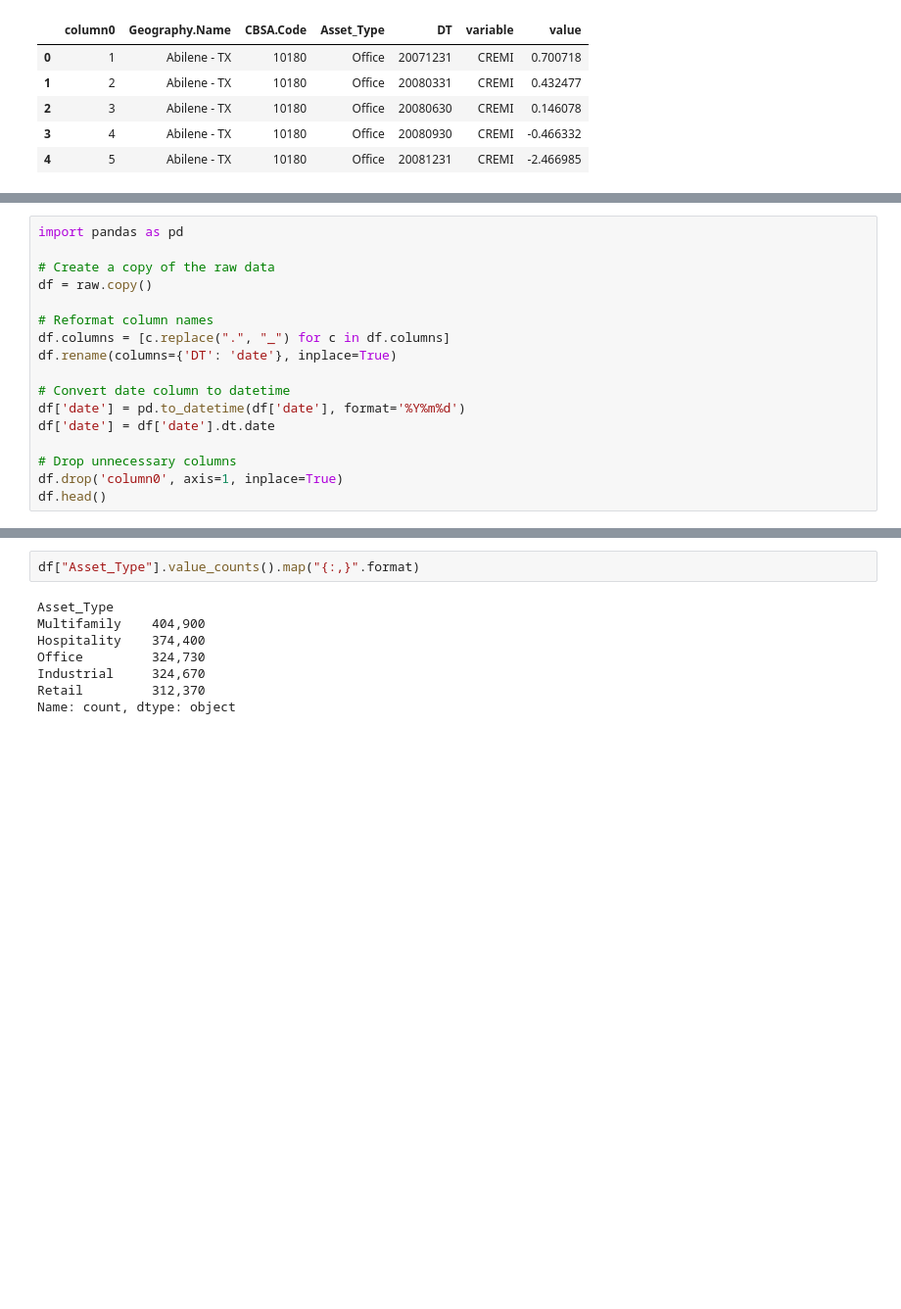
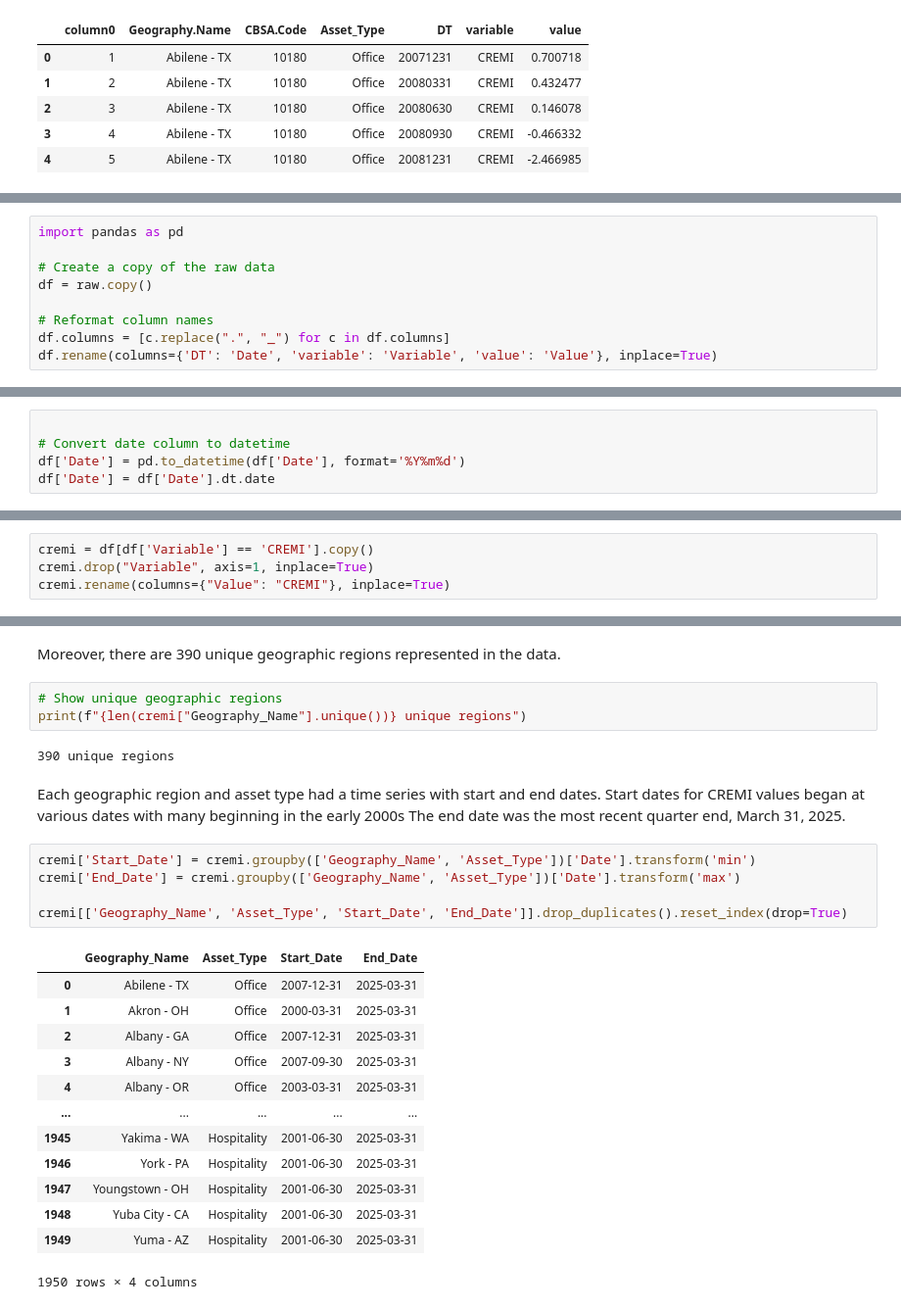
Before and after one commit to aaron-san/cre-analysis, a Jupyter notebook: cremi-analysis.ipynb, the cells around one changed output, grey strips where cells are left out. Shown: that part at 98% size. Saved outputs shown, nothing was run; the diff lists cells and outputs as text; blank space fills up the shorter version.

```diff
--- a/cremi-analysis.ipynb
+++ b/cremi-analysis.ipynb
@@ -126,12 +134,4 @@ df = raw.copy()
 
 # Reformat column names
 df.columns = [c.replace(".", "_") for c in df.columns]
-df.rename(columns={'DT': 'date'}, inplace=True)
-
-# Convert date column to datetime
-df['date'] = pd.to_datetime(df['date'], format='%Y%m%d')
-df['date'] = df['date'].dt.date
-
-# Drop unnecessary columns
-df.drop('column0', axis=1, inplace=True)
-df.head()
+df.rename(columns={'DT': 'Date', 'variable': 'Variable', 'value': 'Value'}, inplace=True)
@@ -168,0 +142,5 @@ Next, we determined that there are five unique asset types. Each one contained o
+# %%
+
+# Convert date column to datetime
+df['Date'] = pd.to_datetime(df['Date'], format='%Y%m%d')
+df['Date'] = df['Date'].dt.date
@@ -168,0 +183,4 @@ Next, we determined that there are five unique asset types. Each one contained o
+# %%
+cremi = df[df['Variable'] == 'CREMI'].copy()
+cremi.drop("Variable", axis=1, inplace=True)
+cremi.rename(columns={"Value": "CREMI"}, inplace=True)
@@ -169,10 +217,28 @@ Next, we determined that there are five unique asset types. Each one contained o
+# %% [markdown]
+Moreover, there are 390 unique geographic regions represented in the data.
 # %%
-df["Asset_Type"].value_counts().map("{:,}".format)
+# Show unique geographic regions
+print(f"{len(cremi["Geography_Name"].unique())} unique regions")
 # %% [output]
-Asset_Type
-Multifamily    404,900
-Hospitality    374,400
-Office         324,730
-Industrial     324,670
-Retail         312,370
-Name: count, dtype: object
+390 unique regions
+# %% [markdown]
+Each geographic region and asset type had a time series with start and end dates. Start dates for CREMI values began at various dates with many beginning in the early 2000s The end date was the most recent quarter end, March 31, 2025.
+# %%
+cremi['Start_Date'] = cremi.groupby(['Geography_Name', 'Asset_Type'])['Date'].transform('min')
+cremi['End_Date'] = cremi.groupby(['Geography_Name', 'Asset_Type'])['Date'].transform('max')
+
+cremi[['Geography_Name', 'Asset_Type', 'Start_Date', 'End_Date']].drop_duplicates().reset_index(drop=True)
+# %% [output]
+|  | Geography_Name | Asset_Type | Start_Date | End_Date |
+| 0 | Abilene - TX | Office | 2007-12-31 | 2025-03-31 |
+| 1 | Akron - OH | Office | 2000-03-31 | 2025-03-31 |
+| 2 | Albany - GA | Office | 2007-12-31 | 2025-03-31 |
+| 3 | Albany - NY | Office | 2007-09-30 | 2025-03-31 |
+| 4 | Albany - OR | Office | 2003-03-31 | 2025-03-31 |
+| ... | ... | ... | ... | ... |
+| 1945 | Yakima - WA | Hospitality | 2001-06-30 | 2025-03-31 |
+| 1946 | York - PA | Hospitality | 2001-06-30 | 2025-03-31 |
+| 1947 | Youngstown - OH | Hospitality | 2001-06-30 | 2025-03-31 |
+| 1948 | Yuba City - CA | Hospitality | 2001-06-30 | 2025-03-31 |
+| 1949 | Yuma - AZ | Hospitality | 2001-06-30 | 2025-03-31 |
+1950 rows × 4 columns
```
Also changed, not shown: parts of 22 cells of this notebook.
